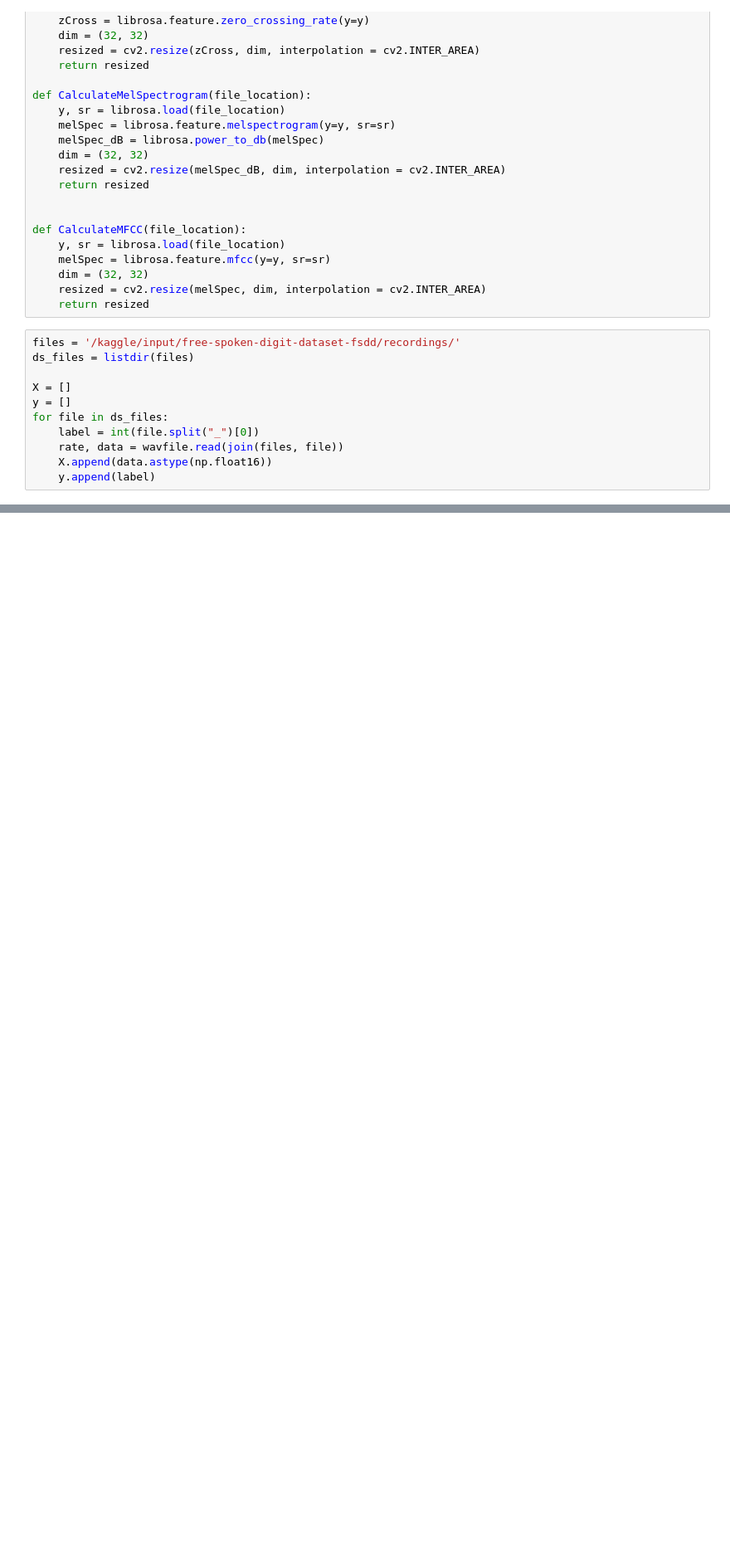
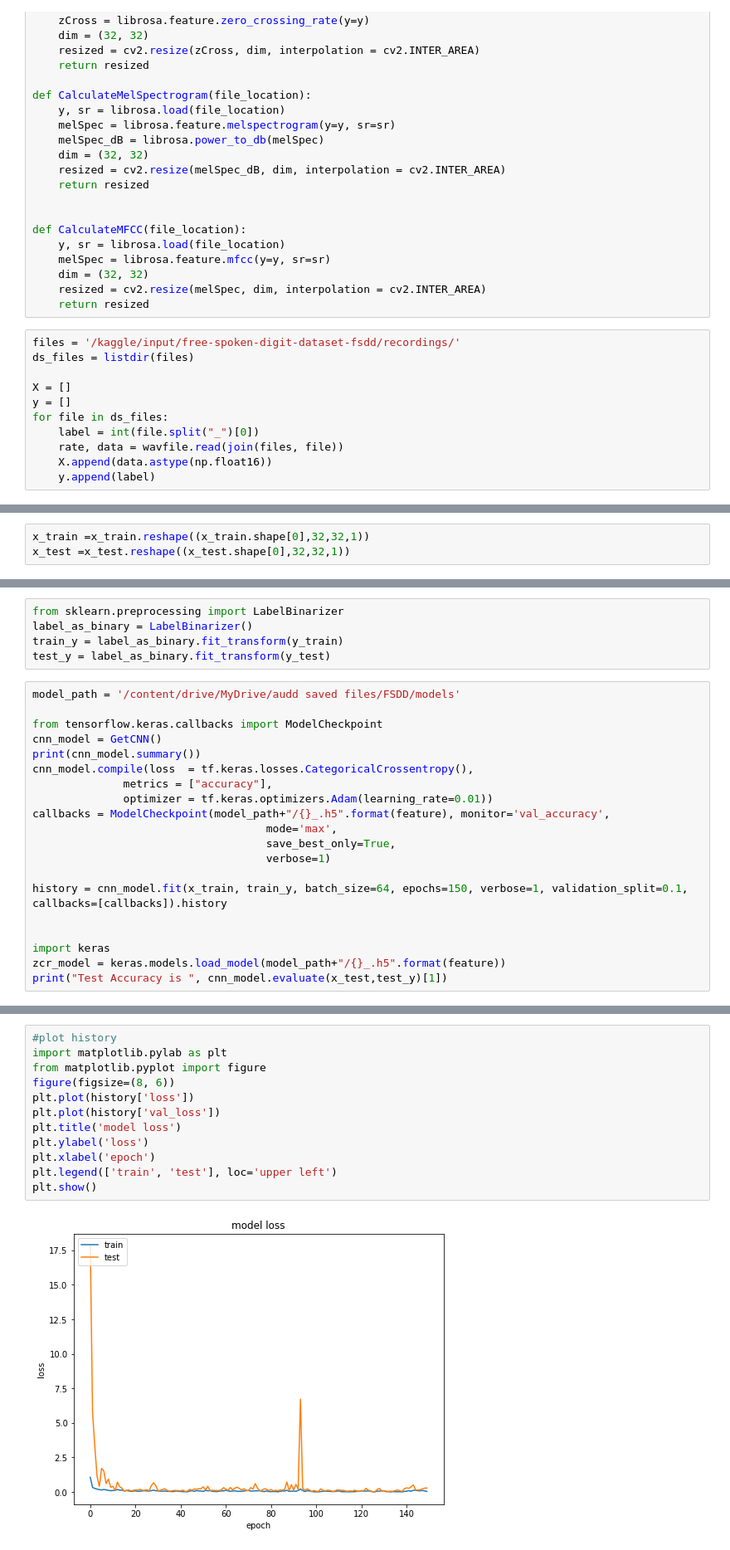
Before and after one commit to turab45/Investigating-Multi-Feature-Selection-and-Ensembling-for-Audio-Classification, a Jupyter notebook: FSDD_multi_modality_.ipynb, the cells around one changed output, grey strips where cells are left out. Shown at 83% size. Cells and saved outputs as stored; diff of their text form; blank space fills up the shorter version.

```diff
--- a/FSDD_multi_modality_.ipynb
+++ b/FSDD_multi_modality_.ipynb
@@ -116,0 +131,3 @@ np.save(files_path+"/y_{}".format(current_feature),y)
+# %%
+x_train =x_train.reshape((x_train.shape[0],32,32,1))
+x_test =x_test.reshape((x_test.shape[0],32,32,1))
@@ -116,0 +163,25 @@ np.save(files_path+"/y_{}".format(current_feature),y)
+# %%
+from sklearn.preprocessing import LabelBinarizer
+label_as_binary = LabelBinarizer()
+train_y = label_as_binary.fit_transform(y_train)
+test_y = label_as_binary.fit_transform(y_test)
+# %%
+model_path = '/content/drive/MyDrive/audd saved files/FSDD/models'
+
+from tensorflow.keras.callbacks import ModelCheckpoint
+cnn_model = GetCNN()
+print(cnn_model.summary())
+cnn_model.compile(loss  = tf.keras.losses.CategoricalCrossentropy(),
+              metrics = ["accuracy"],
+              optimizer = tf.keras.optimizers.Adam(learning_rate=0.01))
+callbacks = ModelCheckpoint(model_path+"/{}_.h5".format(feature), monitor='val_accuracy',
+                                    mode='max',
+                                    save_best_only=True,
+                                    verbose=1)
+
+history = cnn_model.fit(x_train, train_y, batch_size=64, epochs=150, verbose=1, validation_split=0.1, callbacks=[callbacks]).history
+
+
+import keras
+zcr_model = keras.models.load_model(model_path+"/{}_.h5".format(feature))
+print("Test Accuracy is ", cnn_model.evaluate(x_test,test_y)[1])
@@ -116,0 +192,14 @@ np.save(files_path+"/y_{}".format(current_feature),y)
+# %%
+#plot history
+import matplotlib.pylab as plt
+from matplotlib.pyplot import figure
+figure(figsize=(8, 6))
+plt.plot(history['loss'])
+plt.plot(history['val_loss'])
+plt.title('model loss')
+plt.ylabel('loss')
+plt.xlabel('epoch')
+plt.legend(['train', 'test'], loc='upper left')
+plt.show()
+# %% [output]
+[figure, added]
```
Also changed, not shown: parts of 10 cells of this notebook.
